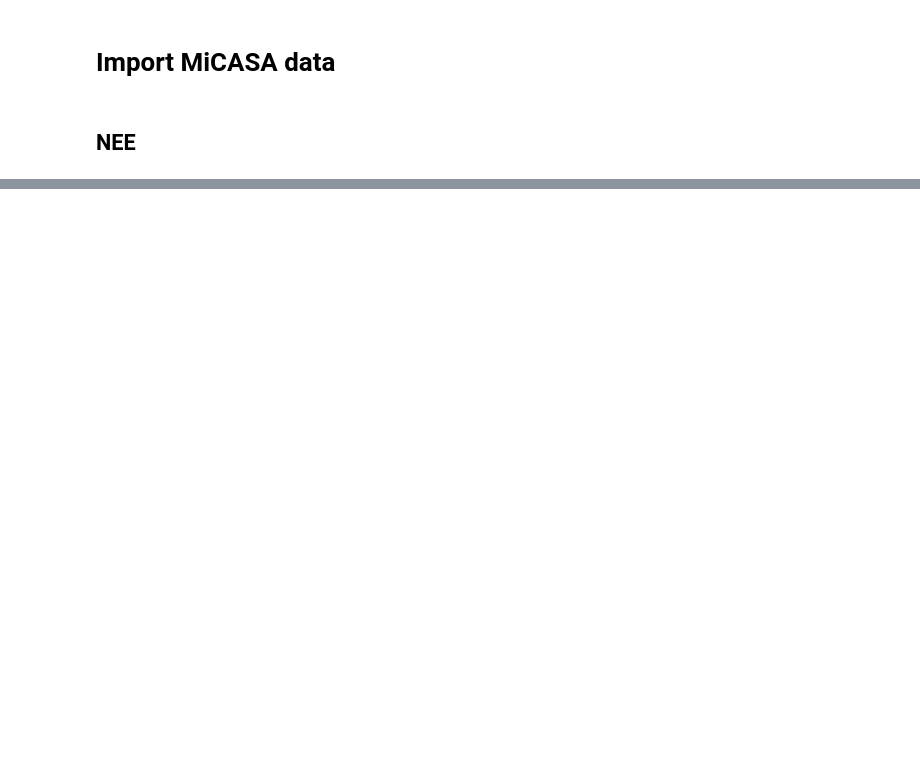
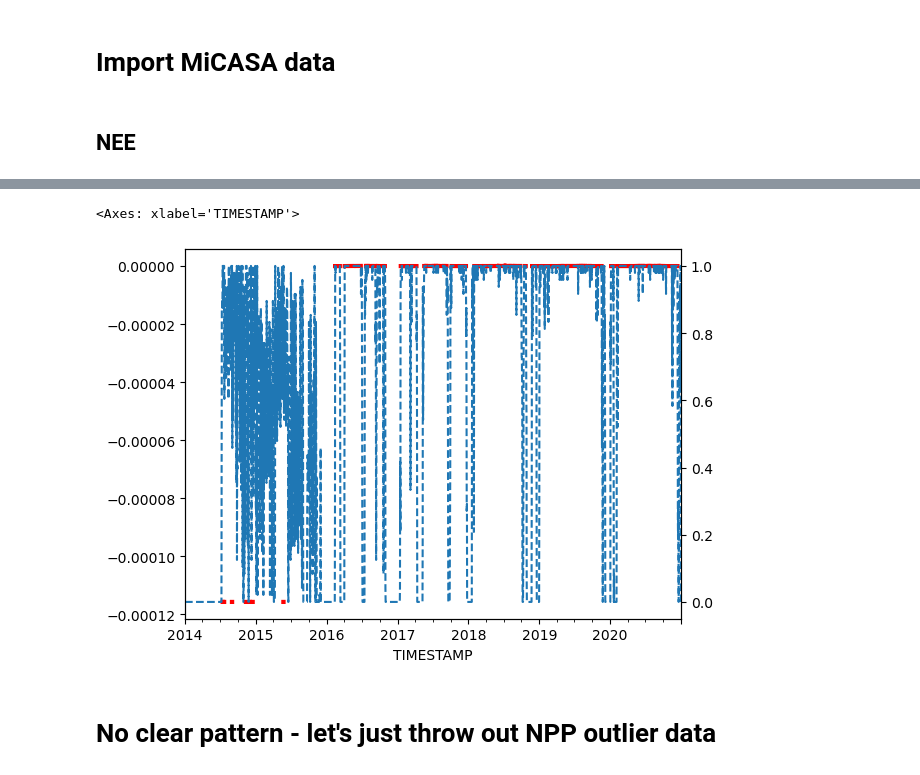
Before and after one commit to hannahzafar/FLUXNET-Model-comparison, a Jupyter notebook: Exploration-notebook.ipynb, the cells around one changed output, grey strips where cells are left out. Saved outputs shown, nothing was run; the diff lists cells and outputs as text; code cells hidden in the pictures; blank space fills up the shorter version.

```diff
--- a/Exploration-notebook.ipynb
+++ b/Exploration-notebook.ipynb
@@ -245,0 +243,48 @@ grid=True,
+# %%
+def get_fluxnet_data(site_ID):
+    # Import selected site daily subset data
+    # site_lat = fluxnet_meta.loc[fluxnet_meta['Site ID'] == site_ID, 'Latitude (degrees)'].values
+    # site_lon = fluxnet_meta.loc[fluxnet_meta['Site ID'] == site_ID, 'Longitude (degrees)'].values
+    sel_file = get_single_match(amer_filepath + 'AMF_' + site_ID + '_FLUXNET_SUBSET_*/AMF_' + site_ID + '_FLUXNET_SUBSET_' + timedelta + '_*.csv')
+    fluxnet_sel = pd.read_csv(sel_file)
+
+    # select subset of columns + convert to datetime objects
+    fluxnet_sel_sub = fluxnet_sel.loc[:,['TIMESTAMP','NEE_VUT_REF','NEE_VUT_REF_QC','GPP_NT_VUT_REF', 'GPP_DT_VUT_REF']].copy()
+    fluxnet_sel_sub['TIMESTAMP'] = pd.to_datetime(fluxnet_sel_sub['TIMESTAMP'],format='%Y%m%d')
+    fluxnet_sel_sub = fluxnet_sel_sub.set_index('TIMESTAMP')
+
+    # Make a clean output df
+    fluxnet_final = pd.DataFrame()
+
+    # NEE
+    ## Convert units
+    ## FluxNet NEE_VUT_REF in DD (gC m-2 d-1) to MiCASA (kgC m-2 s-1)
+    fluxnet_final['NEE (kgC m-2 s-1)'] = fluxnet_sel_sub['NEE_VUT_REF']*1e-3/86400
+
+    # GPP
+    ## FluxNet GPP in DD (gC m-2 d-1) to MiCASA (kgC m-2 s-1)
+    fluxnet_final['GPP (DT) (kgC m-2 s-1)'] = fluxnet_sel_sub['GPP_DT_VUT_REF']*1e-3/86400
+    fluxnet_final['GPP (NT) (kgC m-2 s-1)'] = fluxnet_sel_sub['GPP_NT_VUT_REF']*1e-3/86400
+
+    ## Mask bad QC values for NEE and GPP
+    ## for daily FluxNet data, QC is fraction between 0-1, indicating percentage of measured and good quality gapfill data
+    fluxnet_final['NEE (kgC m-2 s-1)'] = fluxnet_final['NEE (kgC m-2 s-1)'].mask(fluxnet_sel_sub['NEE_VUT_REF_QC'] < 1, np.nan)
+    fluxnet_final['GPP (DT) (kgC m-2 s-1)'] = fluxnet_final['GPP (DT) (kgC m-2 s-1)'].mask(fluxnet_sel_sub['NEE_VUT_REF_QC'] < 1, np.nan)
+    fluxnet_final['GPP (NT) (kgC m-2 s-1)'] = fluxnet_final['GPP (NT) (kgC m-2 s-1)'].mask(fluxnet_sel_sub['NEE_VUT_REF_QC'] < 1, np.nan)
+
+    # Carry QC values into final
+    fluxnet_final['NEE_VUT_REF_QC'] = fluxnet_sel_sub['NEE_VUT_REF_QC']
+
+    return fluxnet_final
+# %%
+CA_DBB_fluxnet = get_fluxnet_data('CA-DBB')
+# %%
+fig, ax1 = plt.subplots()
+CA_DBB_fluxnet['GPP (DT) (kgC m-2 s-1)'].plot(ax=ax1,color='red',lw=3)
+ax2 = ax1.twinx()
+CA_DBB_fluxnet['NEE_VUT_REF_QC'].plot(ax=ax2,zorder=0,ls='dashed')
+# %% [output]
+<Axes: xlabel='TIMESTAMP'>
+[figure, added]
+# %% [markdown]
+# No clear pattern - let's just throw out NPP outlier data
```
Also changed, not shown: parts of 31 cells of this notebook.
